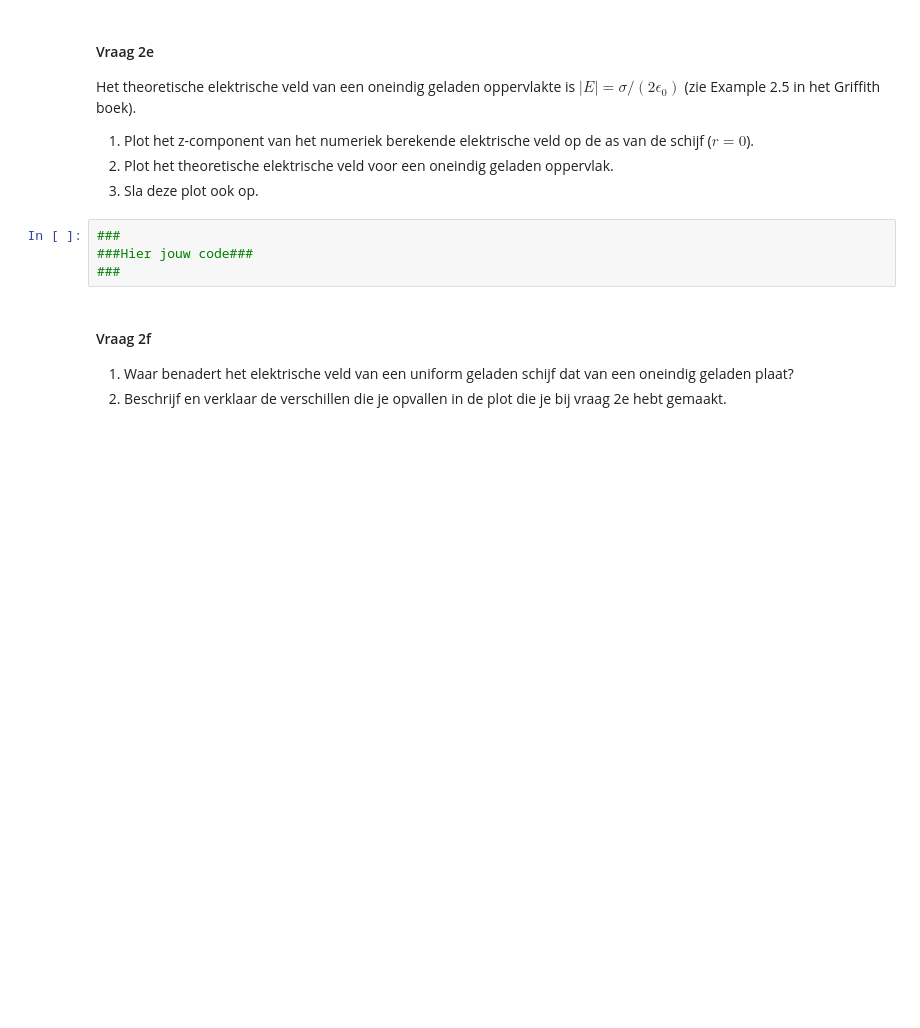
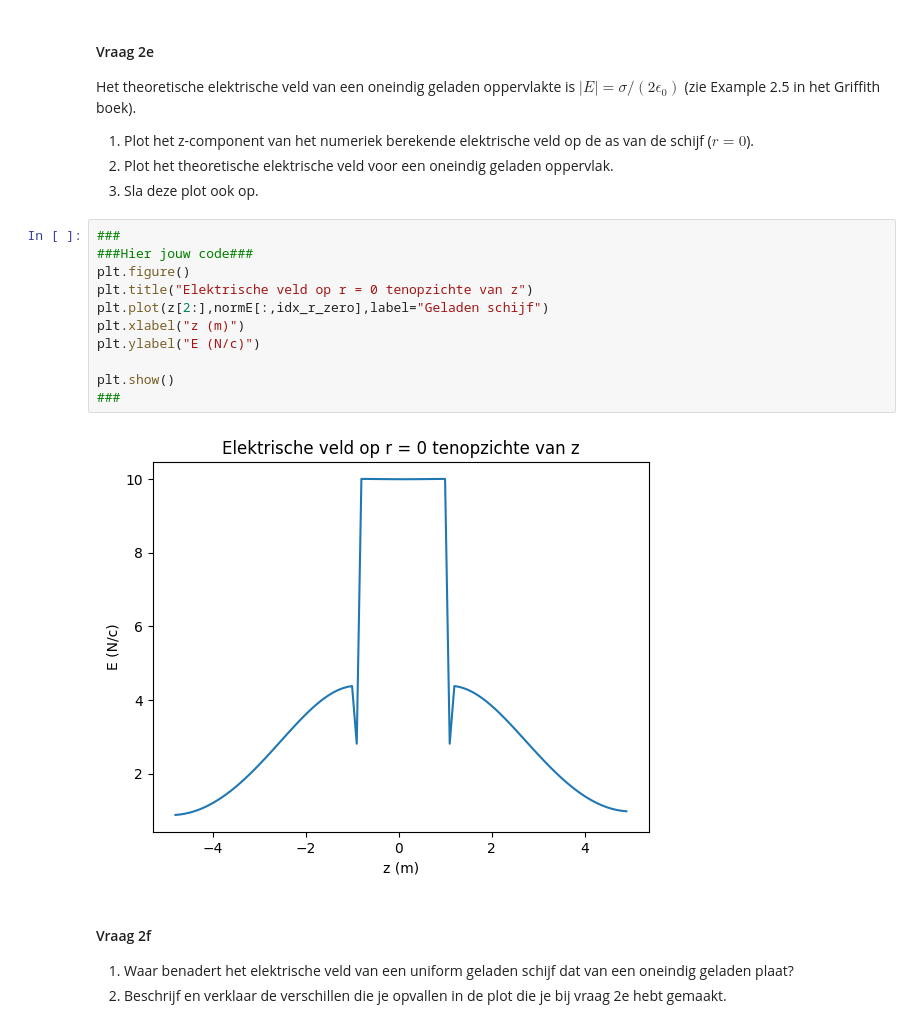
Before and after one commit to AAAGomperts/opdrachten-DEF-D, a Jupyter notebook: DigitaleOntwerpopdrachten/1CondensatorOpdracht/CondensatorOntwerpopdracht.ipynb, the cells around one changed output. Drawn from its saved outputs; the diff is of its cells as text; blank space fills up the shorter version.

```diff
--- a/DigitaleOntwerpopdrachten/1CondensatorOpdracht/CondensatorOntwerpopdracht.ipynb
+++ b/DigitaleOntwerpopdrachten/1CondensatorOpdracht/CondensatorOntwerpopdracht.ipynb
@@ -261,7 +261,16 @@ Het theoretische elektrische veld van een oneindig geladen oppervlakte is $|E| =
 # %%
 ###
 ###Hier jouw code###
+plt.figure()
+plt.title("Elektrische veld op r = 0 tenopzichte van z")
+plt.plot(z[2:],normE[:,idx_r_zero],label="Geladen schijf")
+plt.xlabel("z (m)")
+plt.ylabel("E (N/c)")
+
+plt.show()
 ###
+# %% [output]
+[figure, added]
 # %% [markdown]
 #### Vraag 2f
 1. Waar benadert het elektrische veld van een uniform geladen schijf dat van een oneindig geladen plaat?
```
Also changed, not shown: 1 other file.
